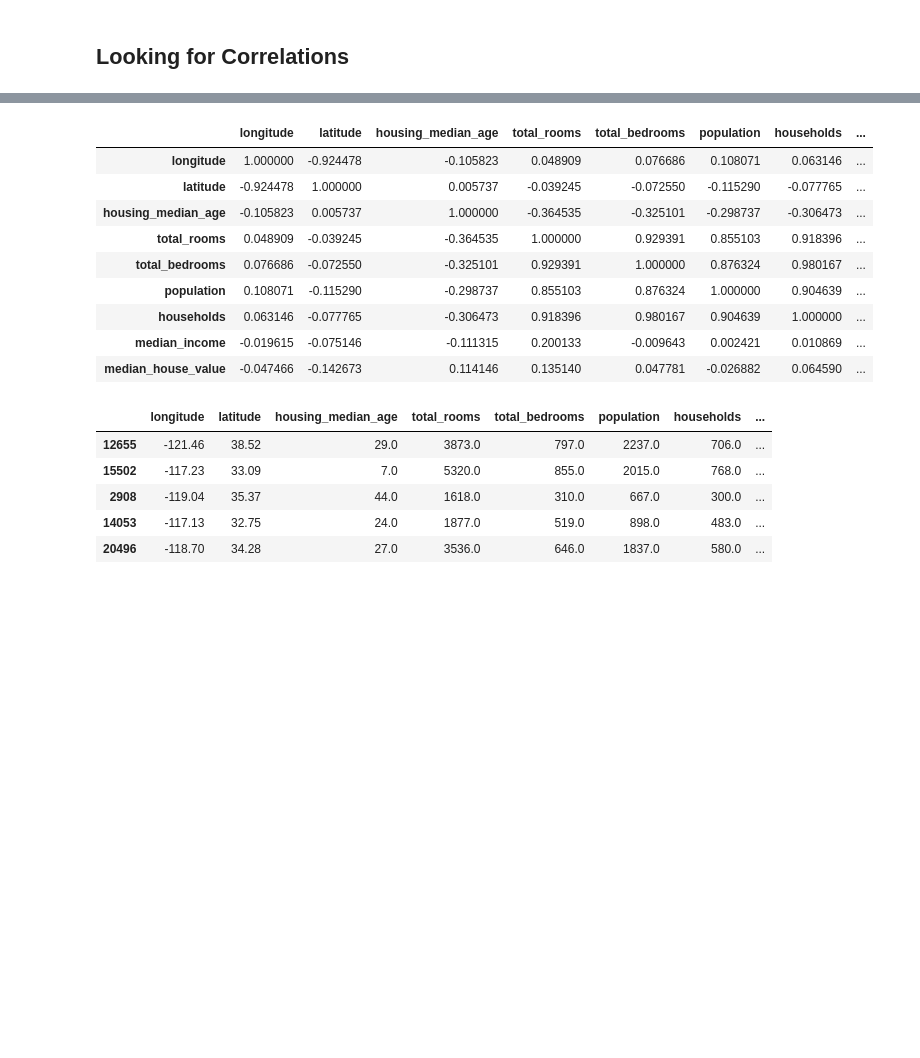
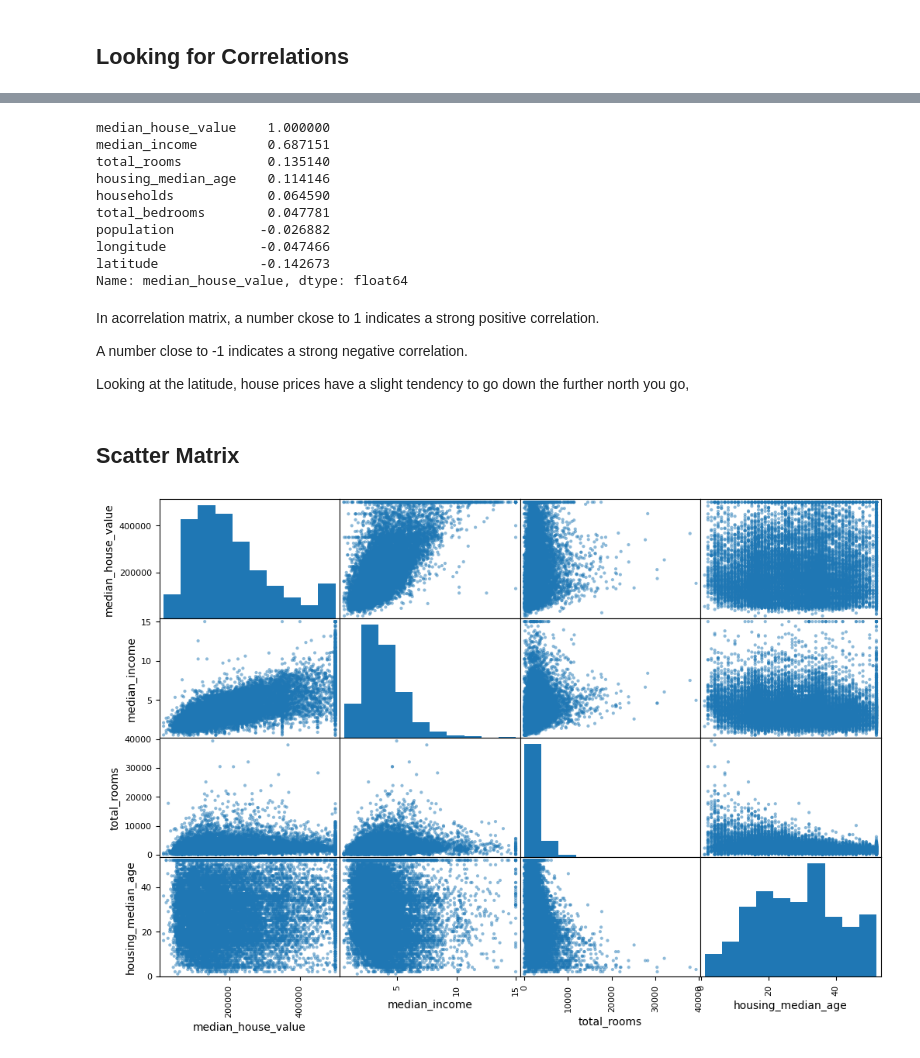
Before and after one commit to BigEd12/housing_ml, a Jupyter notebook: Housing.ipynb, the cells around one changed output, grey strips where cells are left out. Saved outputs shown, nothing was run; the diff lists cells and outputs as text; code cells hidden in the pictures; blank space fills up the shorter version.

Commit message:
scatter matrix

```diff
--- a/Housing.ipynb
+++ b/Housing.ipynb
@@ -176,22 +178,27 @@ housing.head()
 # %%
-housing.corr()
+corr_matrix = housing.corr()
+corr_matrix['median_house_value'].sort_values(ascending=False)
 # %% [output]
-|  | longitude | latitude | housing_median_age | total_rooms | total_bedrooms | population | households | ... |
-| longitude | 1.000000 | -0.924478 | -0.105823 | 0.048909 | 0.076686 | 0.108071 | 0.063146 | ... |
-| latitude | -0.924478 | 1.000000 | 0.005737 | -0.039245 | -0.072550 | -0.115290 | -0.077765 | ... |
-| housing_median_age | -0.105823 | 0.005737 | 1.000000 | -0.364535 | -0.325101 | -0.298737 | -0.306473 | ... |
-| total_rooms | 0.048909 | -0.039245 | -0.364535 | 1.000000 | 0.929391 | 0.855103 | 0.918396 | ... |
-| total_bedrooms | 0.076686 | -0.072550 | -0.325101 | 0.929391 | 1.000000 | 0.876324 | 0.980167 | ... |
-| population | 0.108071 | -0.115290 | -0.298737 | 0.855103 | 0.876324 | 1.000000 | 0.904639 | ... |
-| households | 0.063146 | -0.077765 | -0.306473 | 0.918396 | 0.980167 | 0.904639 | 1.000000 | ... |
-| median_income | -0.019615 | -0.075146 | -0.111315 | 0.200133 | -0.009643 | 0.002421 | 0.010869 | ... |
-| median_house_value | -0.047466 | -0.142673 | 0.114146 | 0.135140 | 0.047781 | -0.026882 | 0.064590 | ... |
+median_house_value    1.000000
+median_income         0.687151
+total_rooms           0.135140
+housing_median_age    0.114146
+households            0.064590
+total_bedrooms        0.047781
+population           -0.026882
+longitude            -0.047466
+latitude             -0.142673
+Name: median_house_value, dtype: float64
-# %%
-housing.head()
-# %% [output]
-|  | longitude | latitude | housing_median_age | total_rooms | total_bedrooms | population | households | ... |
-| 12655 | -121.46 | 38.52 | 29.0 | 3873.0 | 797.0 | 2237.0 | 706.0 | ... |
-| 15502 | -117.23 | 33.09 | 7.0 | 5320.0 | 855.0 | 2015.0 | 768.0 | ... |
-| 2908 | -119.04 | 35.37 | 44.0 | 1618.0 | 310.0 | 667.0 | 300.0 | ... |
-| 14053 | -117.13 | 32.75 | 24.0 | 1877.0 | 519.0 | 898.0 | 483.0 | ... |
-| 20496 | -118.70 | 34.28 | 27.0 | 3536.0 | 646.0 | 1837.0 | 580.0 | ... |
+# %% [markdown]
+In acorrelation matrix, a number ckose to 1 indicates a strong positive correlation.
+
+A number close to -1 indicates a strong negative correlation.
+
+Looking at the latitude, house prices have a slight tendency to go down the further north you go,
+# %% [markdown]
+## Scatter Matrix
+# %%
+attributes = ['median_house_value', 'median_income', 'total_rooms', 'housing_median_age']
+scatter_matrix(housing[attributes], figsize=(16,1));
+# %% [output]
+[figure, added]
```
Also changed, not shown: parts of 5 cells of this notebook.
